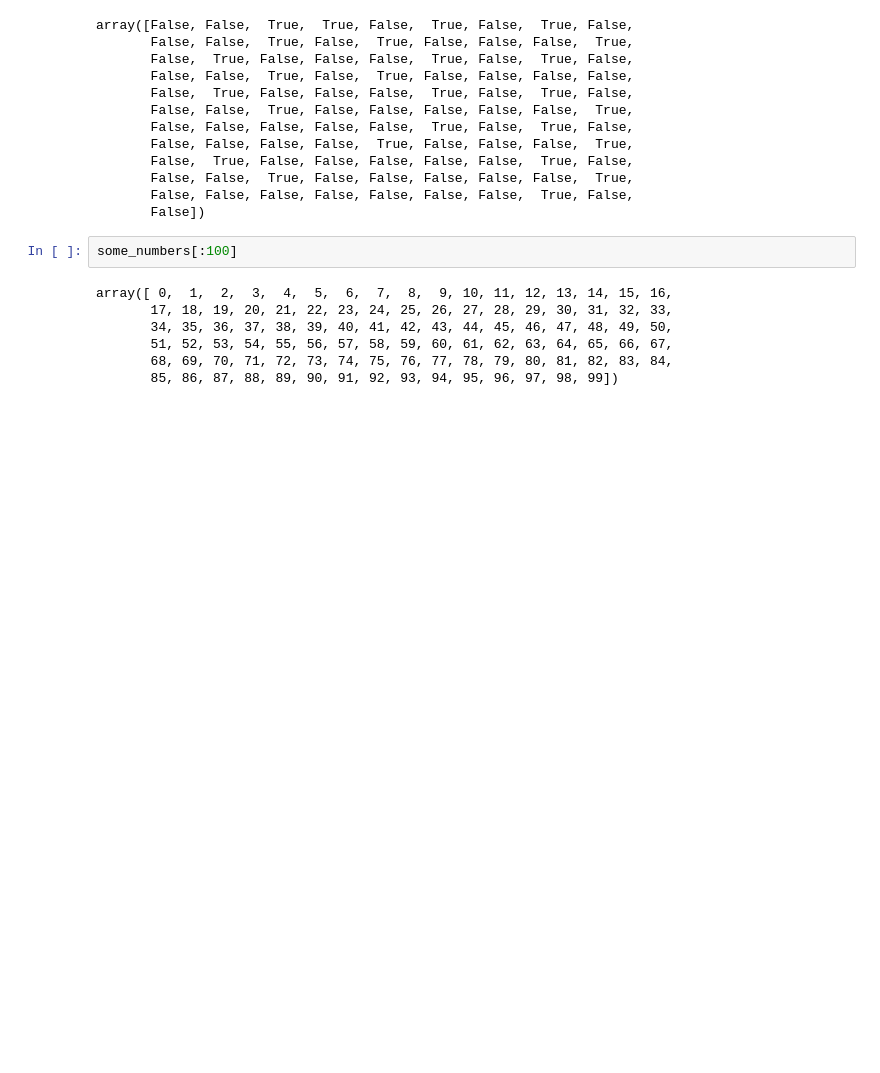
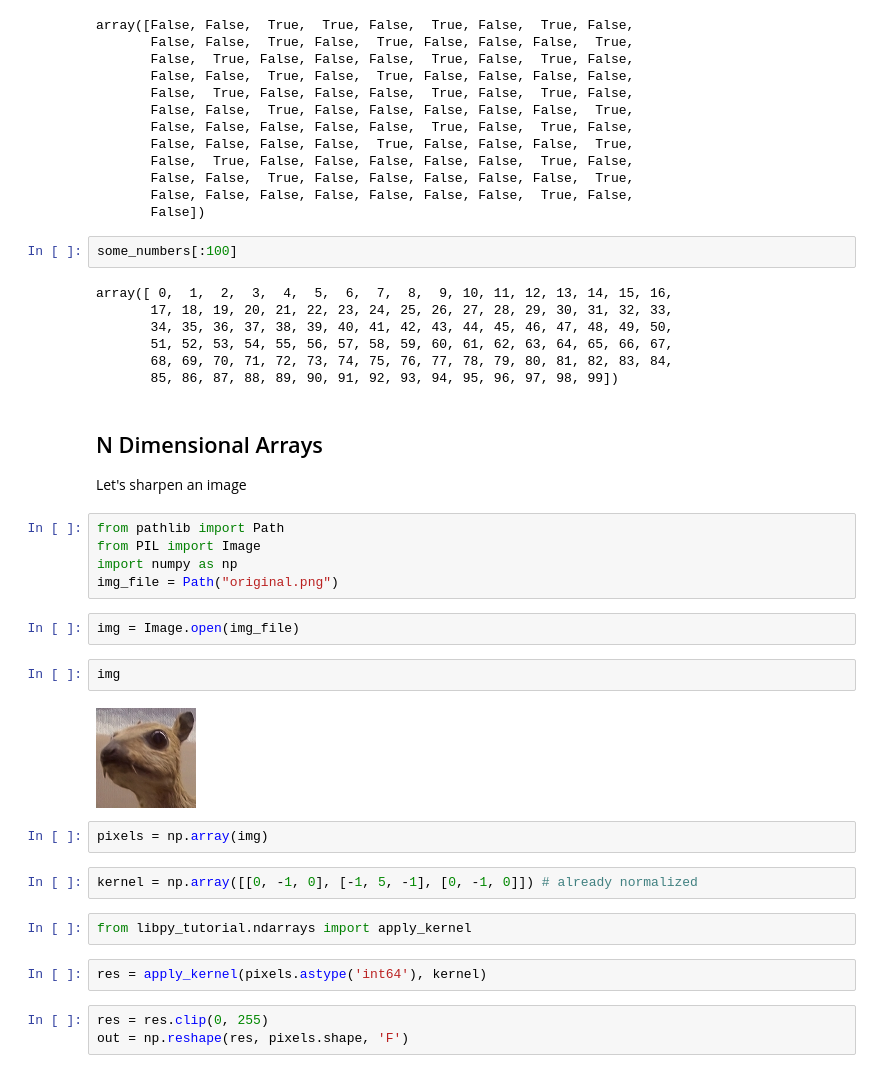
Before and after one commit to quantopian/libpy, a Jupyter notebook: tutorial/Tutorial.ipynb, the cells around one changed output. Drawn from its saved outputs; the diff is of its cells as text; blank space fills up the shorter version.

Commit message:
ENH: Add ndarray content

```diff
--- a/tutorial/Tutorial.ipynb
+++ b/tutorial/Tutorial.ipynb
@@ -64,3 +63,29 @@ array([ 0,  1,  2,  3,  4,  5,  6,  7,  8,  9, 10, 11, 12, 13, 14, 15, 16,
        51, 52, 53, 54, 55, 56, 57, 58, 59, 60, 61, 62, 63, 64, 65, 66, 67,
        68, 69, 70, 71, 72, 73, 74, 75, 76, 77, 78, 79, 80, 81, 82, 83, 84,
        85, 86, 87, 88, 89, 90, 91, 92, 93, 94, 95, 96, 97, 98, 99])
+# %% [markdown]
+## N Dimensional Arrays
+
+Let's sharpen an image
+# %%
+from pathlib import Path
+from PIL import Image
+import numpy as np
+img_file = Path("original.png")
+# %%
+img = Image.open(img_file)
+# %%
+img
+# %% [output]
+[figure, added]
+# %%
+pixels = np.array(img)
+# %%
+kernel = np.array([[0, -1, 0], [-1, 5, -1], [0, -1, 0]]) # already normalized
+# %%
+from libpy_tutorial.ndarrays import apply_kernel
+# %%
+res = apply_kernel(pixels.astype('int64'), kernel)
+# %%
+res = res.clip(0, 255)
+out = np.reshape(res, pixels.shape, 'F')
```
Also changed, not shown: parts of 3 cells of this notebook, 3 other files.
